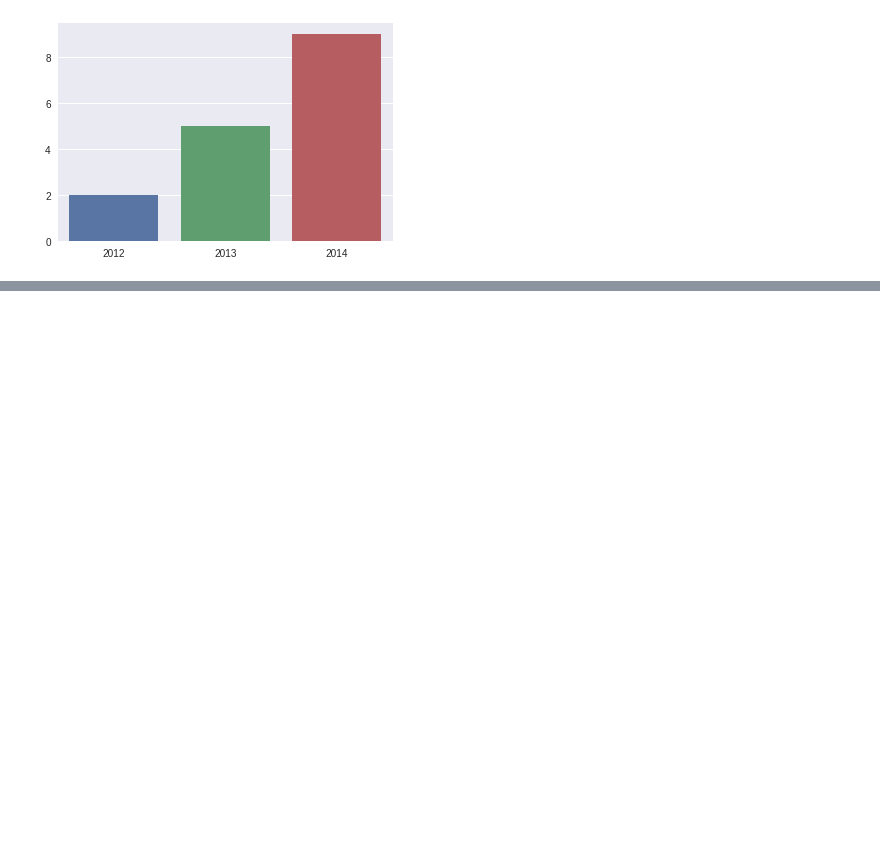
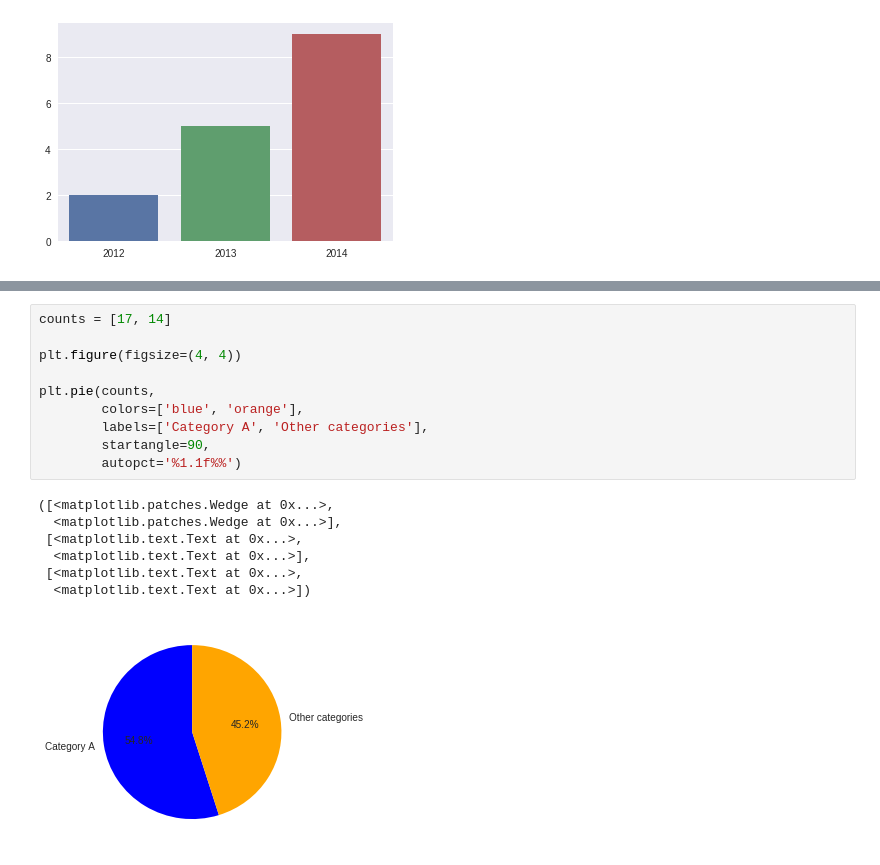
Before and after one commit to rubiagatra/dsi-jatim-camp, a Jupyter notebook: Day 2/1. Getting Started with Matplotlib and Seaborn.ipynb, the cells around one changed output, grey strips where cells are left out. Drawn from its saved outputs; the diff is of its cells as text; blank space fills up the shorter version.

```diff
--- a/Day 2/1. Getting Started with Matplotlib and Seaborn.ipynb
+++ b/Day 2/1. Getting Started with Matplotlib and Seaborn.ipynb
@@ -104,0 +119,18 @@ sns.barplot(years, values)
+# %%
+counts = [17, 14]
+
+plt.figure(figsize=(4, 4))
+
+plt.pie(counts,
+        colors=['blue', 'orange'],
+        labels=['Category A', 'Other categories'],
+        startangle=90,
+        autopct='%1.1f%%')
+# %% [output]
+([<matplotlib.patches.Wedge at 0x...>,
+  <matplotlib.patches.Wedge at 0x...>],
+ [<matplotlib.text.Text at 0x...>,
+  <matplotlib.text.Text at 0x...>],
+ [<matplotlib.text.Text at 0x...>,
+  <matplotlib.text.Text at 0x...>])
+[figure, added]
```
Also changed, not shown: parts of 5 cells of this notebook, 4 other files.
